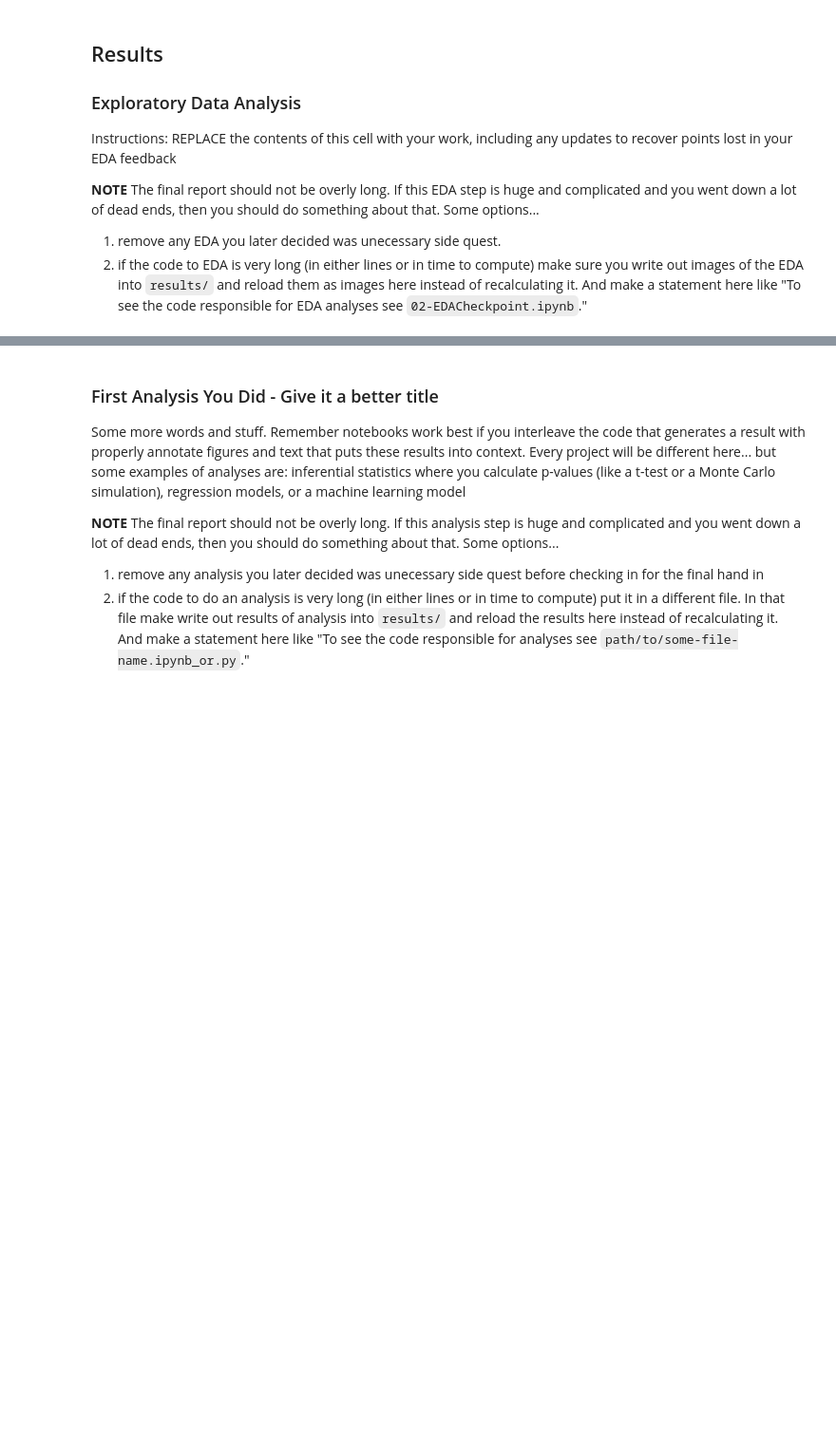
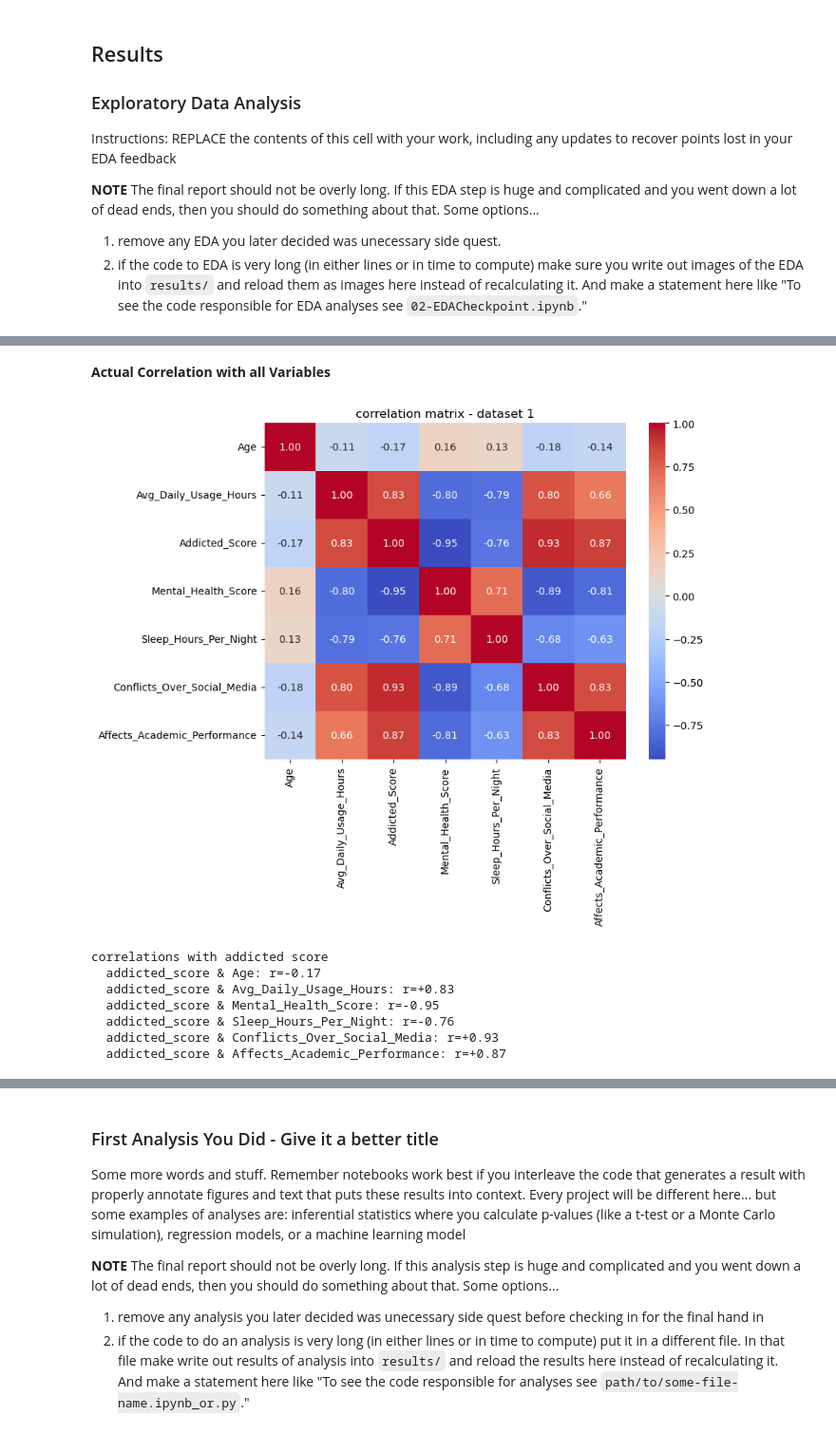
Before and after one commit to COGS108/Group151_WI26, a Jupyter notebook: 03-FinalProject.ipynb, the cells around one changed output, grey strips where cells are left out. Shown at 95% size. Saved outputs shown, nothing was run; the diff lists cells and outputs as text; code cells hidden in the pictures; blank space fills up the shorter version.

```diff
--- a/03-FinalProject.ipynb
+++ b/03-FinalProject.ipynb
@@ -370,0 +425,26 @@ So first we wanna see what the distributions look like for our main variables -
+# %% [markdown]
+**Actual Correlation with all Variables**
+# %%
+numeric_vars = [
+    'Age', 'Avg_Daily_Usage_Hours', 'Addicted_Score', 'Mental_Health_Score',
+    'Sleep_Hours_Per_Night', 'Conflicts_Over_Social_Media', 'Affects_Academic_Performance'
+]
+corr_matrix = df[numeric_vars].corr().round(2)
+
+plt.figure(figsize=(8, 6))
+sns.heatmap(corr_matrix, annot=True, cmap='coolwarm', fmt='.2f')
+plt.title('correlation matrix - dataset 1')
+plt.show()
+
+print('correlations with addicted score')
+for var, r in corr_matrix['Addicted_Score'].drop('Addicted_Score').items():
+    print(f'  addicted_score & {var}: r={r:+.2f}')
+# %% [output]
+[figure, added]
+correlations with addicted score
+  addicted_score & Age: r=-0.17
+  addicted_score & Avg_Daily_Usage_Hours: r=+0.83
+  addicted_score & Mental_Health_Score: r=-0.95
+  addicted_score & Sleep_Hours_Per_Night: r=-0.76
+  addicted_score & Conflicts_Over_Social_Media: r=+0.93
+  addicted_score & Affects_Academic_Performance: r=+0.87
```
Also changed, not shown: parts of 8 cells of this notebook, 1 other file.
